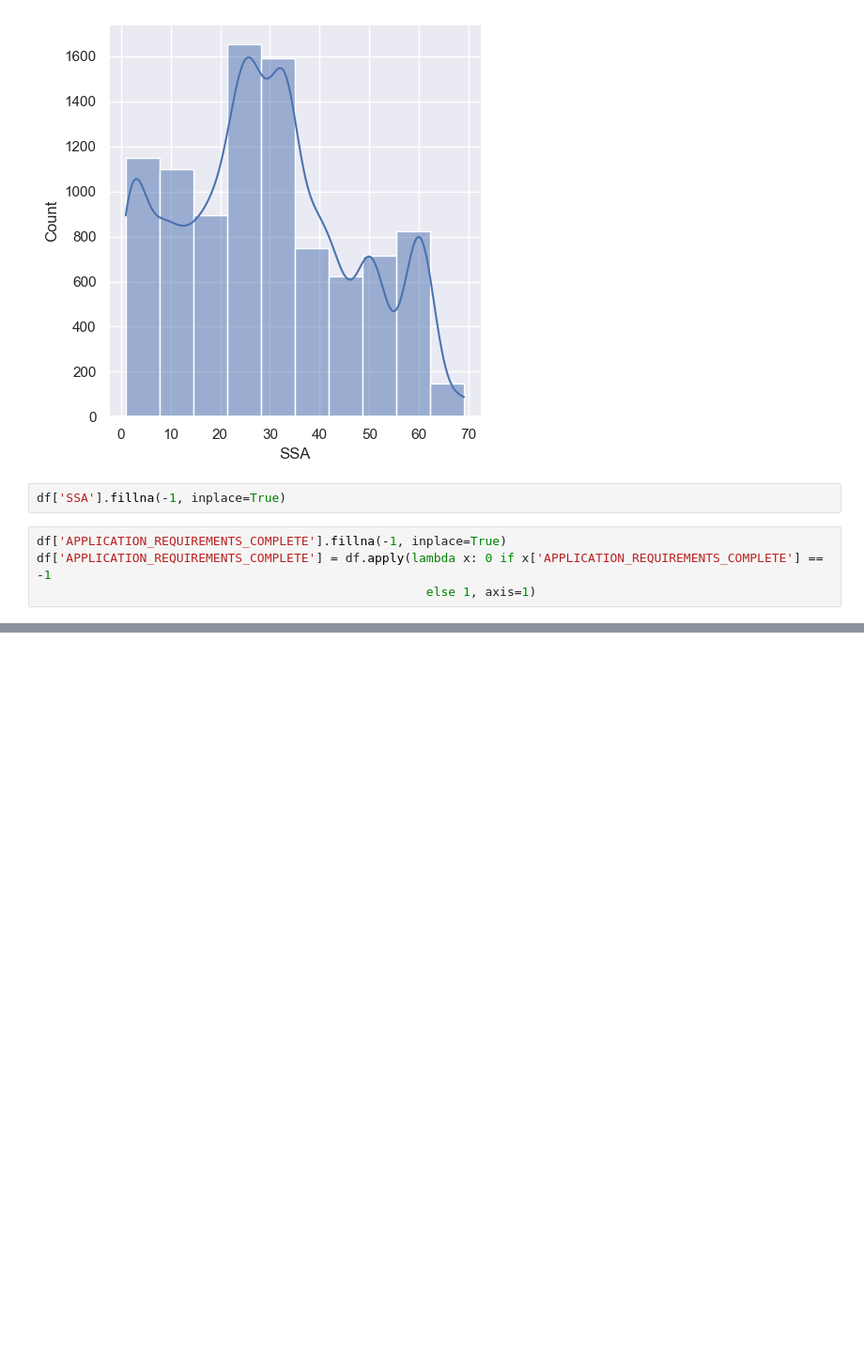
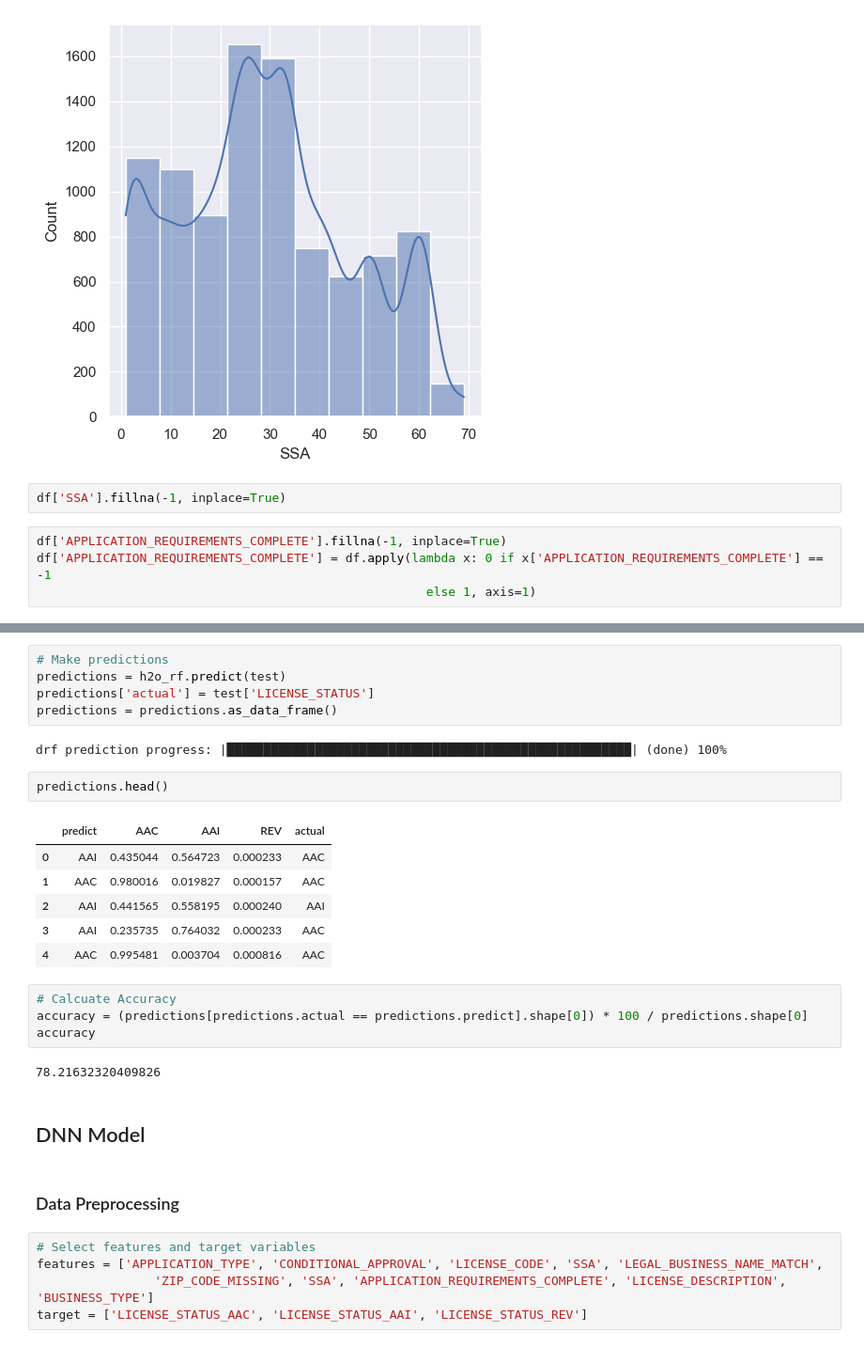
Before and after one commit to JacobJ215/License-Renewal-Status-Using-Neural-Networks, a Jupyter notebook: dnn.ipynb, the cells around one changed output, grey strips where cells are left out. Shown: that part at 94% size. Drawn from its saved outputs; the diff is of its cells as text; blank space fills up the shorter version.

```diff
--- a/dnn.ipynb
+++ b/dnn.ipynb
@@ -274,0 +340,31 @@ df['APPLICATION_REQUIREMENTS_COMPLETE'] = df.apply(lambda x: 0 if x['APPLICATION
+# %%
+# Make predictions
+predictions = h2o_rf.predict(test)
+predictions['actual'] = test['LICENSE_STATUS']
+predictions = predictions.as_data_frame()
+# %% [output]
+drf prediction progress: |███████████████████████████████████████████████████████| (done) 100%
+# %%
+predictions.head()
+# %% [output]
+|  | predict | AAC | AAI | REV | actual |
+| 0 | AAI | 0.435044 | 0.564723 | 0.000233 | AAC |
+| 1 | AAC | 0.980016 | 0.019827 | 0.000157 | AAC |
+| 2 | AAI | 0.441565 | 0.558195 | 0.000240 | AAI |
+| 3 | AAI | 0.235735 | 0.764032 | 0.000233 | AAC |
+| 4 | AAC | 0.995481 | 0.003704 | 0.000816 | AAC |
+# %%
+# Calcuate Accuracy
+accuracy = (predictions[predictions.actual == predictions.predict].shape[0]) * 100 / predictions.shape[0]
+accuracy
+# %% [output]
+78.21632320409826
+# %% [markdown]
+## DNN Model
+# %% [markdown]
+### Data Preprocessing
+# %%
+# Select features and target variables
+features = ['APPLICATION_TYPE', 'CONDITIONAL_APPROVAL', 'LICENSE_CODE', 'SSA', 'LEGAL_BUSINESS_NAME_MATCH',
+                'ZIP_CODE_MISSING', 'SSA', 'APPLICATION_REQUIREMENTS_COMPLETE', 'LICENSE_DESCRIPTION', 'BUSINESS_TYPE']
+target = ['LICENSE_STATUS_AAC', 'LICENSE_STATUS_AAI', 'LICENSE_STATUS_REV']
```
Also changed, not shown: parts of 18 cells of this notebook.
